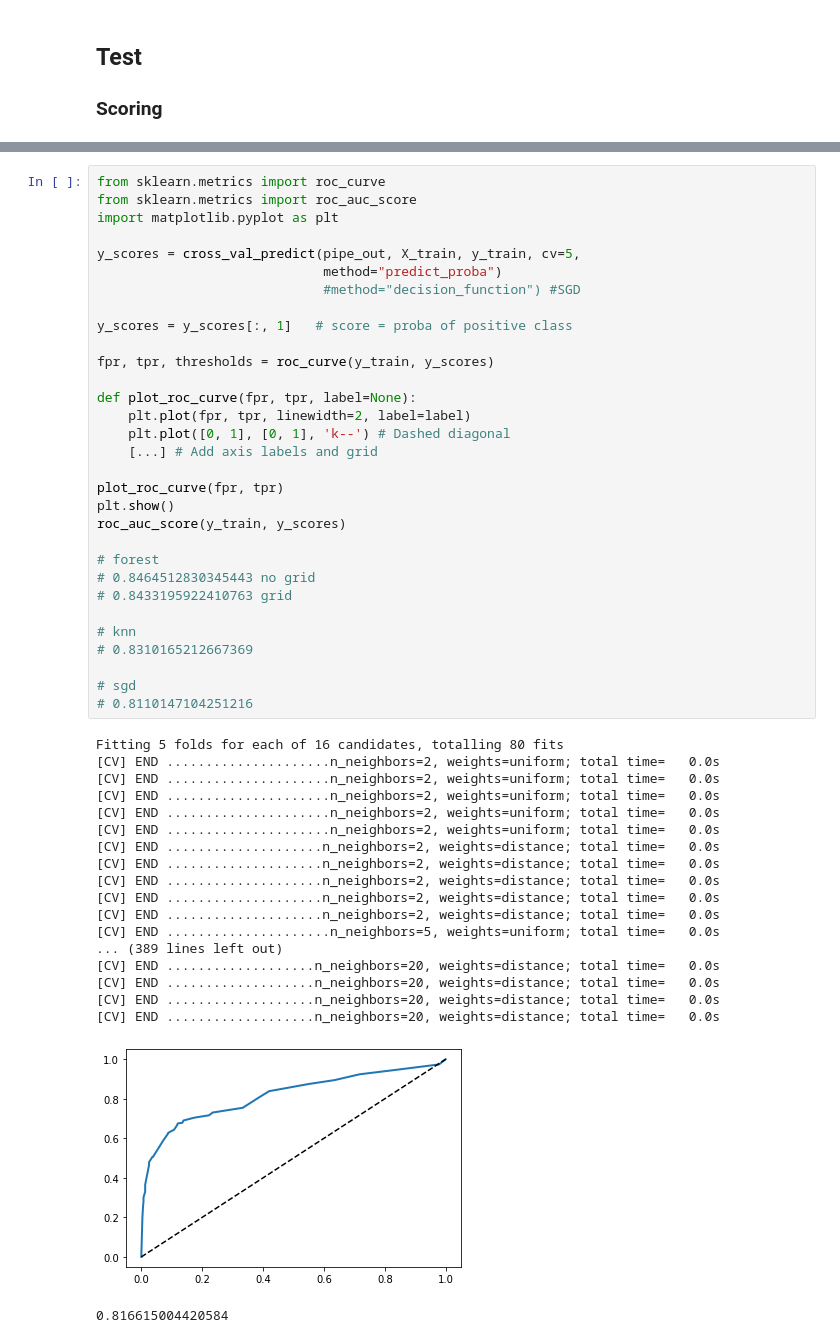
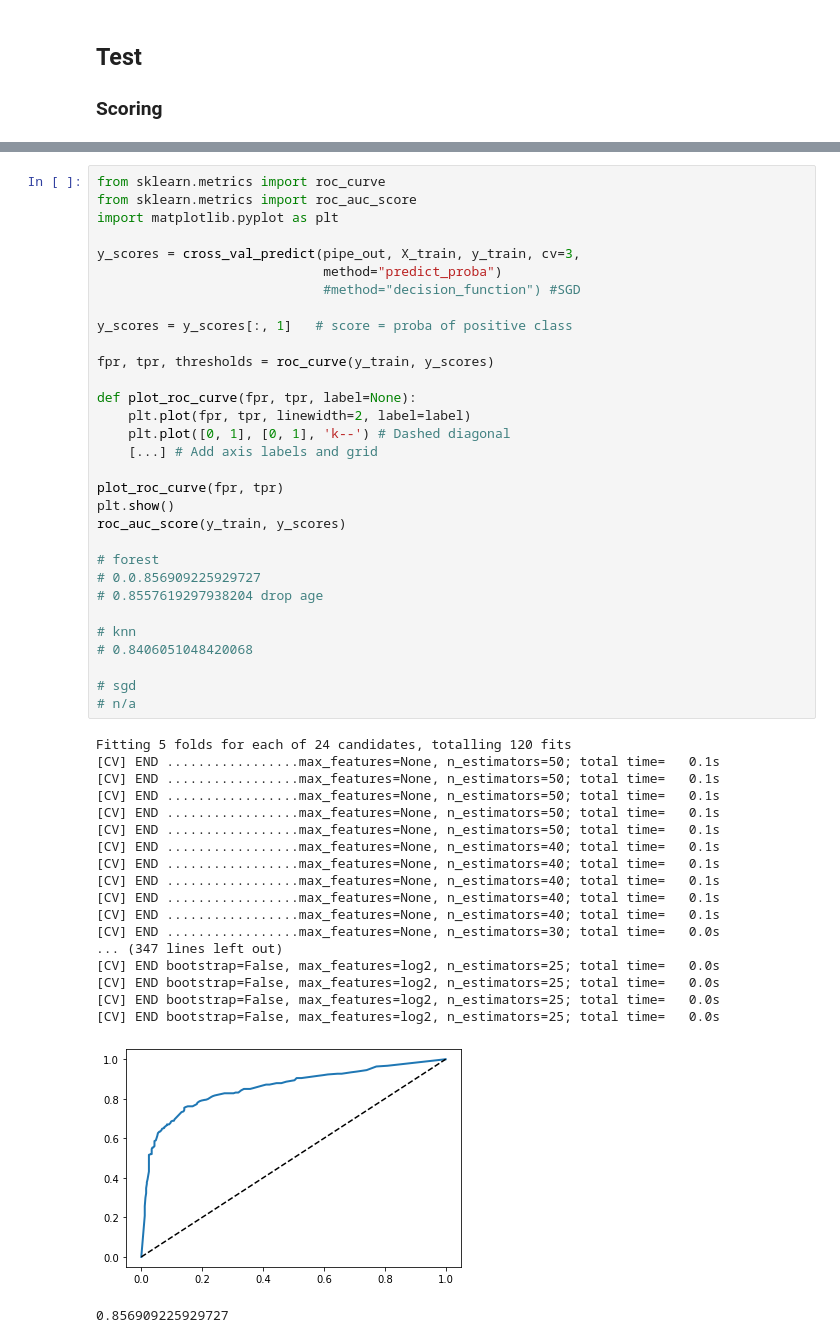
Before and after one commit to chrismarch/kaggle, a Jupyter notebook: titanic/titanic.ipynb, the cells around one changed output, grey strips where cells are left out. Drawn from its saved outputs; the diff is of its cells as text.

```diff
--- a/titanic/titanic.ipynb
+++ b/titanic/titanic.ipynb
@@ -447,51 +499,51 @@ sorted(zip(feature_importances, attributes), reverse=True)
 # %%
 from sklearn.metrics import roc_curve
 from sklearn.metrics import roc_auc_score
 import matplotlib.pyplot as plt
 
-y_scores = cross_val_predict(pipe_out, X_train, y_train, cv=5,
+y_scores = cross_val_predict(pipe_out, X_train, y_train, cv=3,
                              method="predict_proba")
                              #method="decision_function") #SGD
 
 y_scores = y_scores[:, 1]   # score = proba of positive class
 
 fpr, tpr, thresholds = roc_curve(y_train, y_scores)
 
 def plot_roc_curve(fpr, tpr, label=None):
     plt.plot(fpr, tpr, linewidth=2, label=label)
     plt.plot([0, 1], [0, 1], 'k--') # Dashed diagonal
     [...] # Add axis labels and grid
 
 plot_roc_curve(fpr, tpr)
 plt.show()
 roc_auc_score(y_train, y_scores)
 
 # forest
-# 0.8464512830345443 no grid
-# 0.8433195922410763 grid
+# 0.0.856909225929727
+# 0.8557619297938204 drop age
 
 # knn
-# 0.8310165212667369
+# 0.8406051048420068
 
 # sgd
-# 0.8110147104251216
+# n/a
 # %% [output]
-Fitting 5 folds for each of 16 candidates, totalling 80 fits
-[CV] END .....................n_neighbors=2, weights=uniform; total time=   0.0s
-[CV] END .....................n_neighbors=2, weights=uniform; total time=   0.0s
-[CV] END .....................n_neighbors=2, weights=uniform; total time=   0.0s
-[CV] END .....................n_neighbors=2, weights=uniform; total time=   0.0s
-[CV] END .....................n_neighbors=2, weights=uniform; total time=   0.0s
-[CV] END ....................n_neighbors=2, weights=distance; total time=   0.0s
-[CV] END ....................n_neighbors=2, weights=distance; total time=   0.0s
-[CV] END ....................n_neighbors=2, weights=distance; total time=   0.0s
-[CV] END ....................n_neighbors=2, weights=distance; total time=   0.0s
-[CV] END ....................n_neighbors=2, weights=distance; total time=   0.0s
-[CV] END .....................n_neighbors=5, weights=uniform; total time=   0.0s
-... (389 lines left out)
-[CV] END ...................n_neighbors=20, weights=distance; total time=   0.0s
-[CV] END ...................n_neighbors=20, weights=distance; total time=   0.0s
-[CV] END ...................n_neighbors=20, weights=distance; total time=   0.0s
-[CV] END ...................n_neighbors=20, weights=distance; total time=   0.0s
+Fitting 5 folds for each of 24 candidates, totalling 120 fits
+[CV] END .................max_features=None, n_estimators=50; total time=   0.1s
+[CV] END .................max_features=None, n_estimators=50; total time=   0.1s
+[CV] END .................max_features=None, n_estimators=50; total time=   0.1s
+[CV] END .................max_features=None, n_estimators=50; total time=   0.1s
+[CV] END .................max_features=None, n_estimators=50; total time=   0.1s
+[CV] END .................max_features=None, n_estimators=40; total time=   0.1s
+[CV] END .................max_features=None, n_estimators=40; total time=   0.1s
+[CV] END .................max_features=None, n_estimators=40; total time=   0.1s
+[CV] END .................max_features=None, n_estimators=40; total time=   0.1s
+[CV] END .................max_features=None, n_estimators=40; total time=   0.1s
+[CV] END .................max_features=None, n_estimators=30; total time=   0.0s
+... (347 lines left out)
+[CV] END bootstrap=False, max_features=log2, n_estimators=25; total time=   0.0s
+[CV] END bootstrap=False, max_features=log2, n_estimators=25; total time=   0.0s
+[CV] END bootstrap=False, max_features=log2, n_estimators=25; total time=   0.0s
+[CV] END bootstrap=False, max_features=log2, n_estimators=25; total time=   0.0s
-[figure, old version]
+[figure, new version]
-0.816615004420584
+0.856909225929727
```
Also changed, not shown: parts of 15 cells of this notebook.
